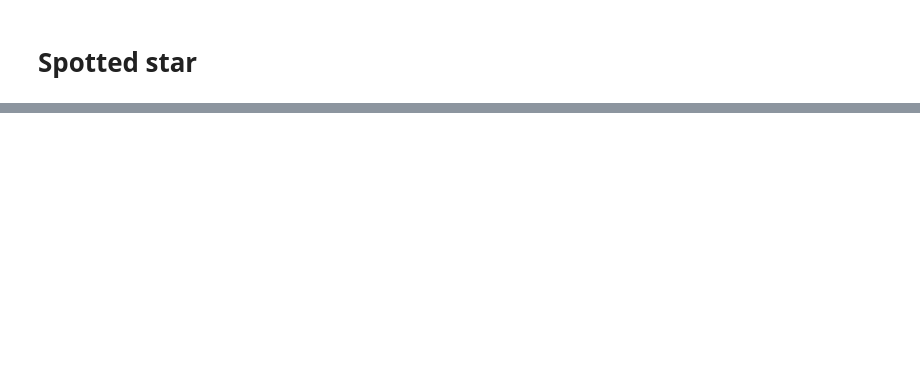
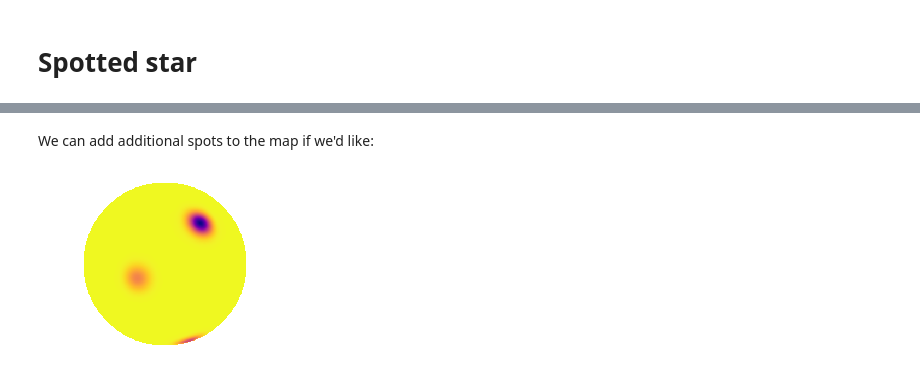
Before and after one commit to rodluger/starry, a Jupyter notebook: docs/tutorials/spottedstar.ipynb, the cells around one changed output, grey strips where cells are left out. Cells and saved outputs as stored; diff of their text form; code cells hidden in the pictures; blank space fills up the shorter version.

```diff
--- a/docs/tutorials/spottedstar.ipynb
+++ b/docs/tutorials/spottedstar.ipynb
@@ -66,0 +23,8 @@ ax.set_xlabel("Time");
+# %% [markdown]
+We can add additional spots to the map if we'd like:
+# %%
+star.add_gaussian(sigma=0.1, amp=-0.3, lat=-10 * np.pi / 180, lon=-20 * np.pi / 180)
+star.add_gaussian(sigma=0.1, amp=-0.5, lat=-70 * np.pi / 180, lon=60 * np.pi / 180)
+star.show()
+# %% [output]
+[figure, added]
```
Also changed, not shown: parts of 18 cells of this notebook, 3 other files.
